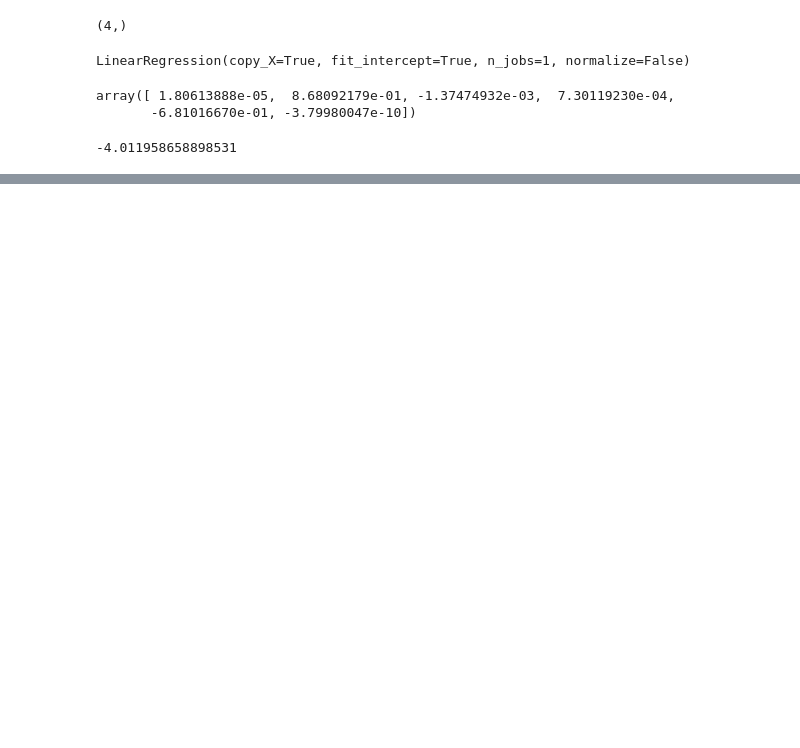
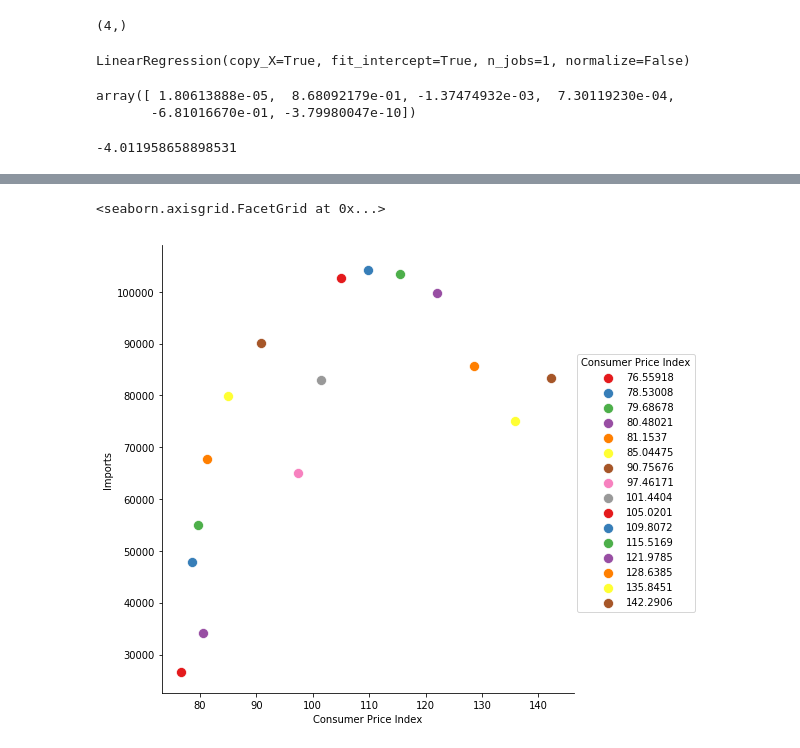
Before and after one commit to mrnobot/economic-indicators_SA, a Jupyter notebook: Economic_Indicators_SA.ipynb, the cells around one changed output, grey strips where cells are left out. Drawn from its saved outputs; the diff is of its cells as text; code cells hidden in the pictures; blank space fills up the shorter version.

```diff
--- a/Economic_Indicators_SA.ipynb
+++ b/Economic_Indicators_SA.ipynb
@@ -268,0 +322,7 @@ sklearn.metrics.r2_score(y_test, y_pred)
+# %%
+gr2 = sns.FacetGrid(final_data, hue = 'Consumer Price Index', palette='Set1',size=7)
+gr2.map(plt.scatter, 'Consumer Price Index', 'Imports', s = 100, linewidth=0.65, edgecolor='white')
+gr2.add_legend()
+# %% [output]
+<seaborn.axisgrid.FacetGrid at 0x...>
+[figure, added]
```
Also changed, not shown: parts of 23 cells of this notebook.
